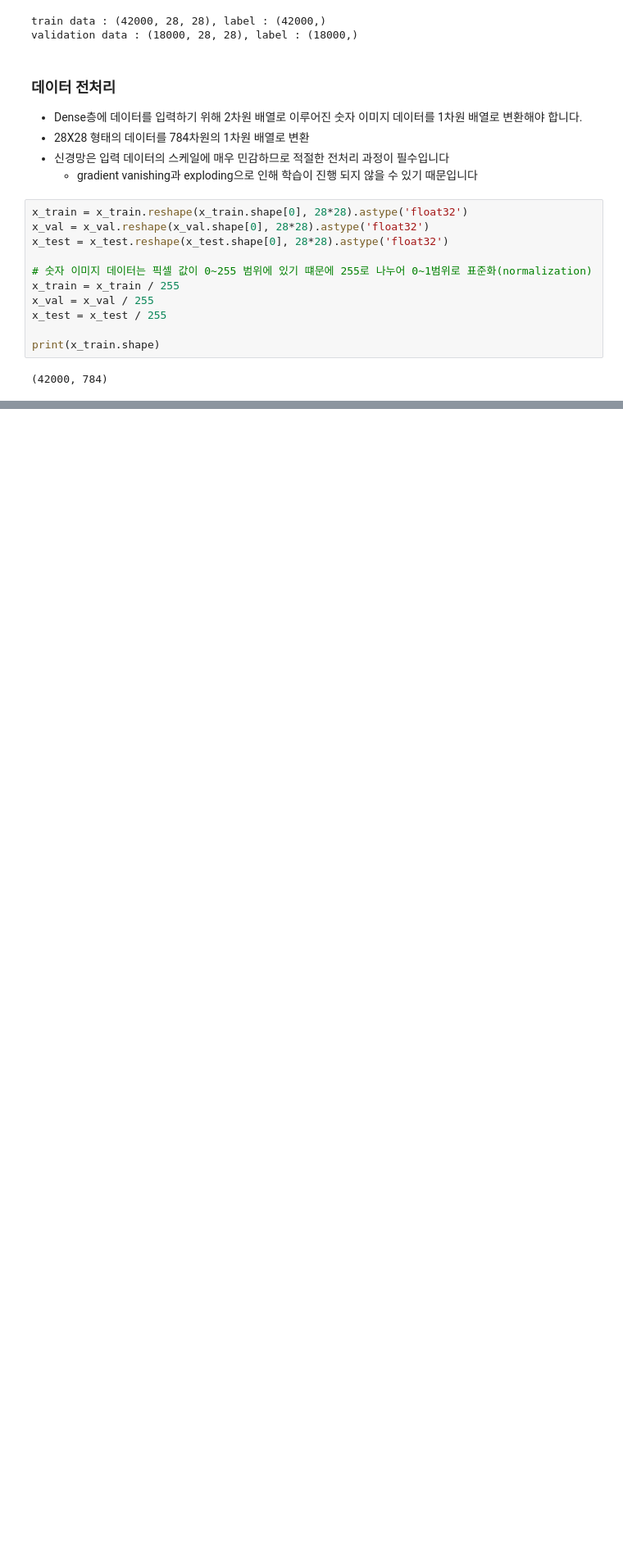
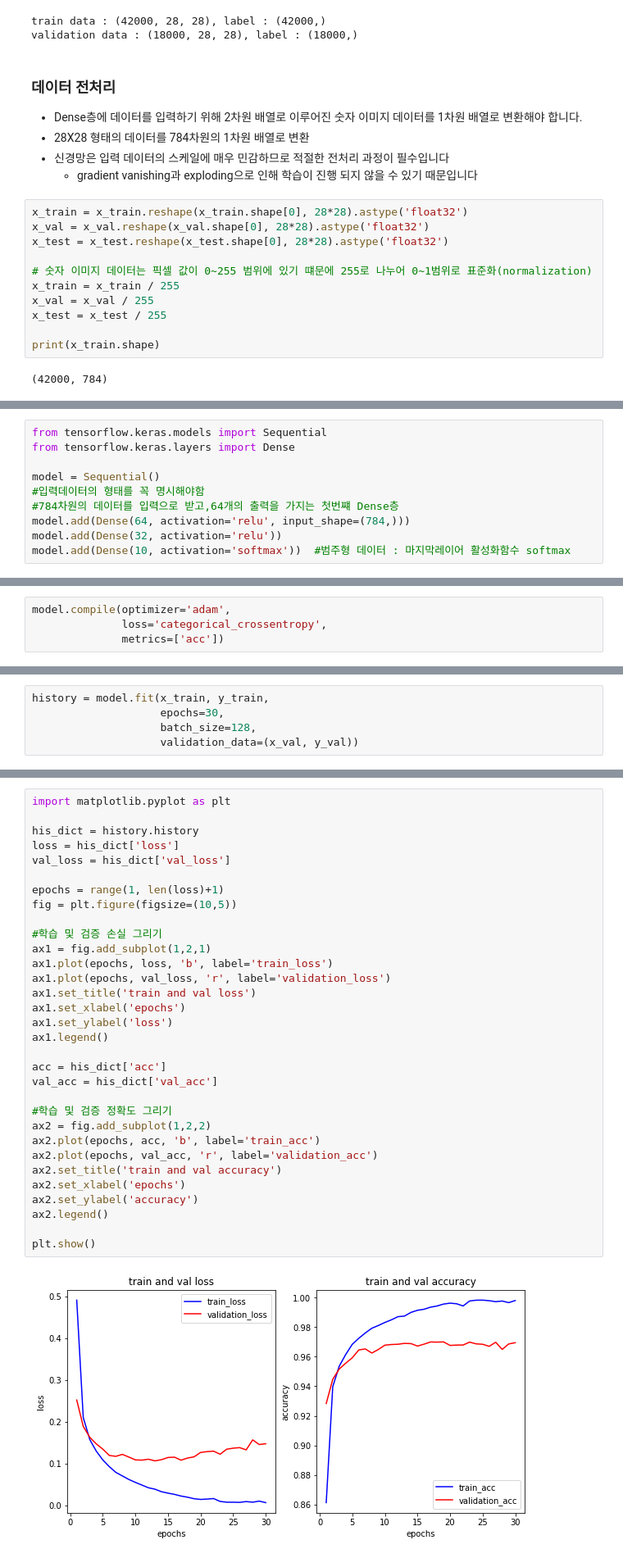
Before and after one commit to sonzwon/TIL_DL, a Jupyter notebook: MNIST.ipynb, the cells around one changed output, grey strips where cells are left out. Shown: that part at 82% size. Saved outputs shown, nothing was run; the diff lists cells and outputs as text; blank space fills up the shorter version.

Commit message:
MNIST build model

```diff
--- a/MNIST.ipynb
+++ b/MNIST.ipynb
@@ -80,0 +104,10 @@ print(x_train.shape)
+# %%
+from tensorflow.keras.models import Sequential
+from tensorflow.keras.layers import Dense
+
+model = Sequential()
+#입력데이터의 형태를 꼭 명시해야함
+#784차원의 데이터를 입력으로 받고,64개의 출력을 가지는 첫번쨰 Dense층
+model.add(Dense(64, activation='relu', input_shape=(784,)))
+model.add(Dense(32, activation='relu'))
+model.add(Dense(10, activation='softmax'))  #범주형 데이터 : 마지막레이어 활성화함수 softmax
@@ -80,0 +139,4 @@ print(x_train.shape)
+# %%
+model.compile(optimizer='adam',
+              loss='categorical_crossentropy',
+              metrics=['acc'])
@@ -80,0 +145,5 @@ print(x_train.shape)
+# %%
+history = model.fit(x_train, y_train,
+                    epochs=30,
+                    batch_size=128,
+                    validation_data=(x_val, y_val))
@@ -80,0 +174,34 @@ print(x_train.shape)
+# %%
+import matplotlib.pyplot as plt
+
+his_dict = history.history
+loss = his_dict['loss']
+val_loss = his_dict['val_loss']
+
+epochs = range(1, len(loss)+1)
+fig = plt.figure(figsize=(10,5))
+
+#학습 및 검증 손실 그리기
+ax1 = fig.add_subplot(1,2,1)
+ax1.plot(epochs, loss, 'b', label='train_loss')
+ax1.plot(epochs, val_loss, 'r', label='validation_loss')
+ax1.set_title('train and val loss')
+ax1.set_xlabel('epochs')
+ax1.set_ylabel('loss')
+ax1.legend()
+
+acc = his_dict['acc']
+val_acc = his_dict['val_acc']
+
+#학습 및 검증 정확도 그리기
+ax2 = fig.add_subplot(1,2,2)
+ax2.plot(epochs, acc, 'b', label='train_acc')
+ax2.plot(epochs, val_acc, 'r', label='validation_acc')
+ax2.set_title('train and val accuracy')
+ax2.set_xlabel('epochs')
+ax2.set_ylabel('accuracy')
+ax2.legend()
+
+plt.show()
+# %% [output]
+[figure, added]
```
Also changed, not shown: parts of 19 cells of this notebook.
